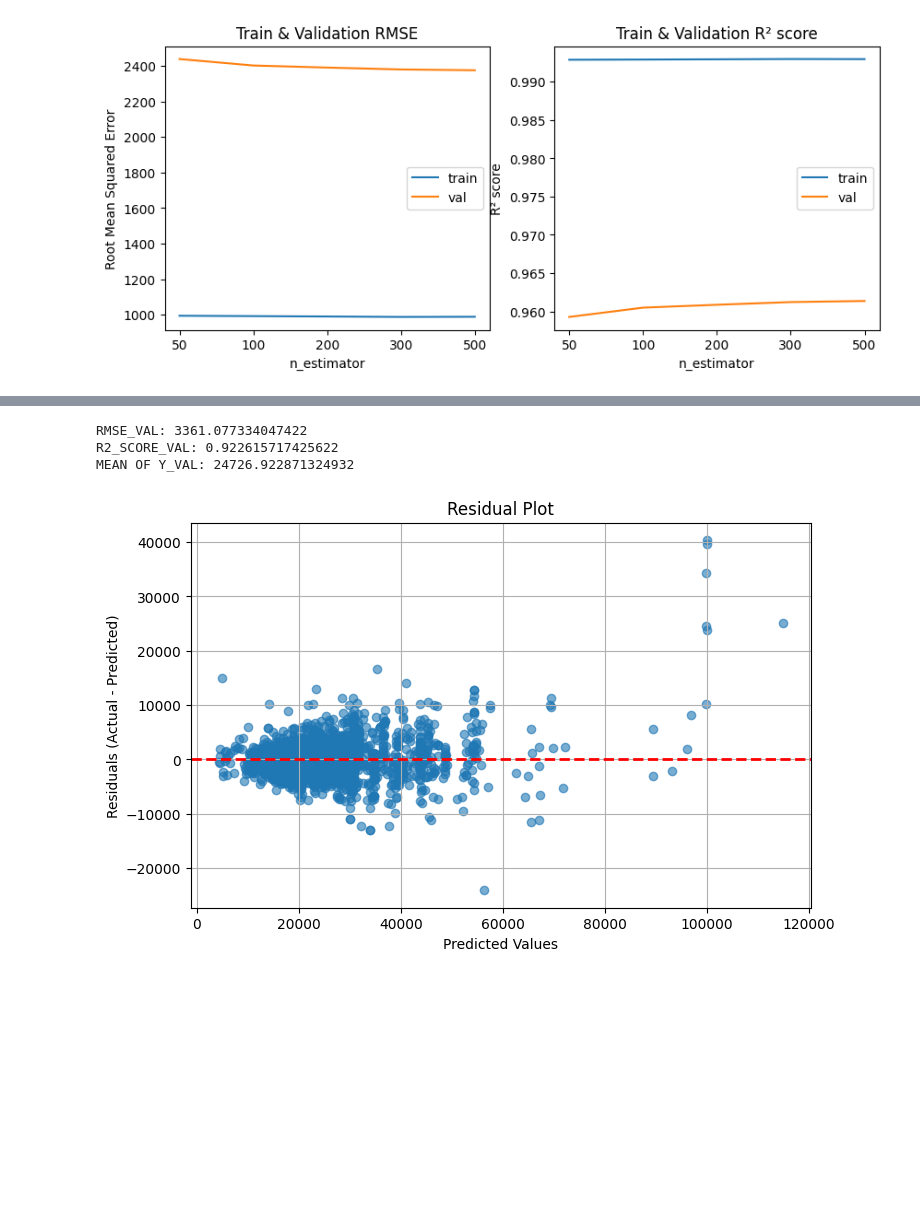
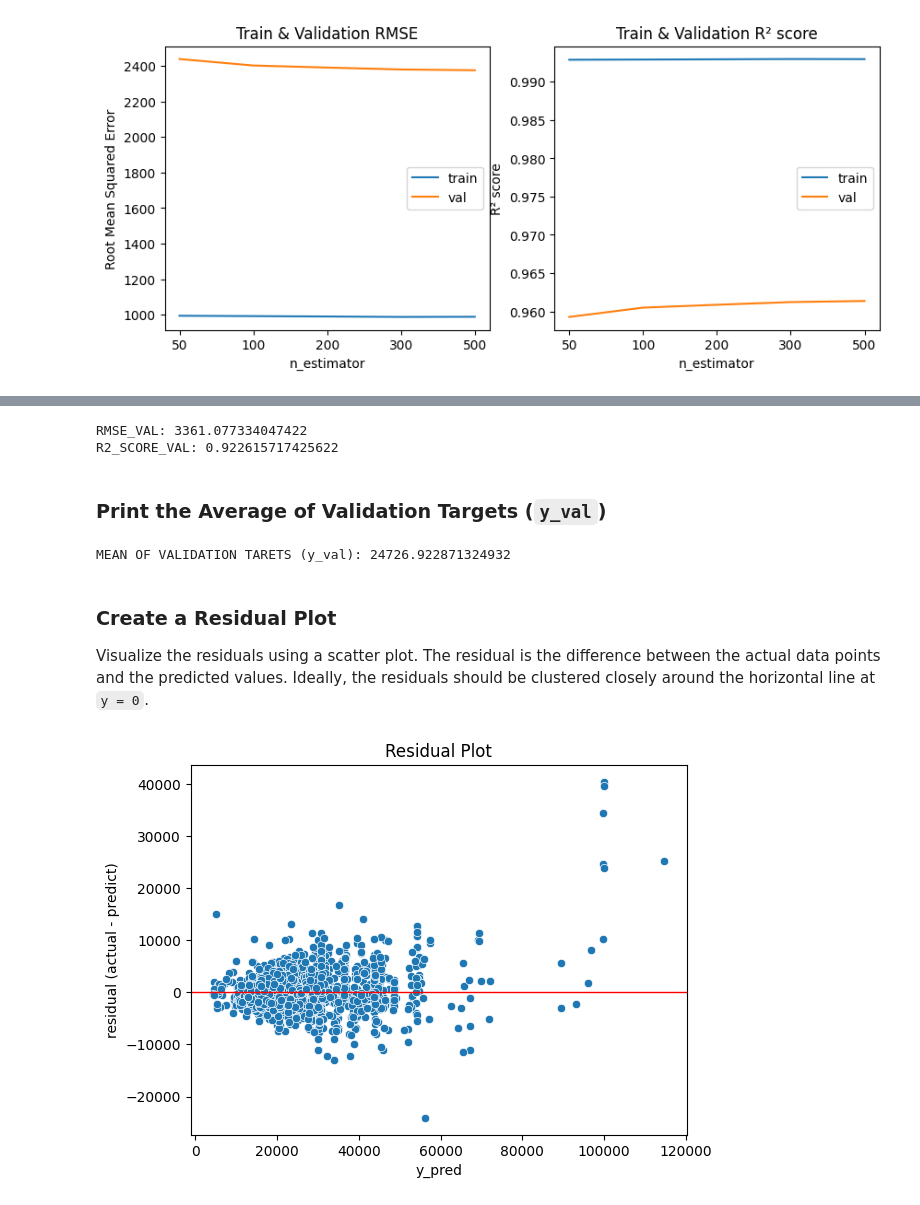
Before and after one commit to mkim2178/used-car-price-predictor-mercedes, a Jupyter notebook: notebooks/analysis.ipynb, the cells around one changed output, grey strips where cells are left out. Saved outputs shown, nothing was run; the diff lists cells and outputs as text; code cells hidden in the pictures; blank space fills up the shorter version.

```diff
--- a/notebooks/analysis.ipynb
+++ b/notebooks/analysis.ipynb
@@ -521,32 +513,34 @@ Compare the mean of y_val and see if our RMSE is smaller that the mean of y_val.
 # %%
-best_model = RandomForestRegressor(n_estimators=500, min_samples_split=50, max_depth=8, random_state=RANDOM_STATE).fit(X_train_encoded, y_train)
-
-
-y_pred_val = best_model.predict(X_val_encoded)
+test_model = RandomForestRegressor(n_estimators=500, min_samples_split=50, max_depth=8, random_state=RANDOM_STATE).fit(X_train_encoded, y_train)
+y_pred_val = test_model.predict(X_val_encoded)
 rmse_val = root_mean_squared_error(y_val, y_pred_val)
-
-mean_target = np.mean(y_val)
-
 r2_score_val = r2_score(y_val, y_pred_val)
 
 print(f"RMSE_VAL: {rmse_val}")
 print(f"R2_SCORE_VAL: {r2_score_val}")
-print(f"MEAN OF Y_VAL: {mean_target}")
 # %% [output]
 RMSE_VAL: 3361.077334047422
 R2_SCORE_VAL: 0.922615717425622
-MEAN OF Y_VAL: 24726.922871324932
+# %% [markdown]
+### Print the Average of Validation Targets (`y_val`)
+# %%
+mean_of_y_val = np.mean(y_val)
+print(f"MEAN OF VALIDATION TARETS (y_val): {mean_of_y_val}")
+# %% [output]
+MEAN OF VALIDATION TARETS (y_val): 24726.922871324932
+# %% [markdown]
+### Create a Residual Plot
+
+Visualize the residuals using a scatter plot. The residual is the difference between the actual data points and the predicted values. Ideally, the residuals should be clustered closely around the horizontal line at `y = 0`.
 # %%
 residuals = y_val - y_pred_val
 
-plt.figure(figsize=(8, 5))
-plt.scatter(y_pred_val, residuals, alpha=0.6)
-plt.axhline(y=0, color='red', linestyle='--', linewidth=2)
-plt.xlabel("Predicted Values")
-plt.ylabel("Residuals (Actual - Predicted)")
+sns.scatterplot(x=y_pred_val, y=residuals)
+plt.axhline(y=0, color='red', linestyle='-', linewidth=1)
+plt.xlabel("y_pred")
+plt.ylabel("residual (actual - predict)")
 plt.title("Residual Plot")
-plt.grid(True)
 plt.show()
 # %% [output]
-[figure, old version]
+[figure, new version]
 # %% [markdown]
```
Also changed, not shown: parts of 10 cells of this notebook.
